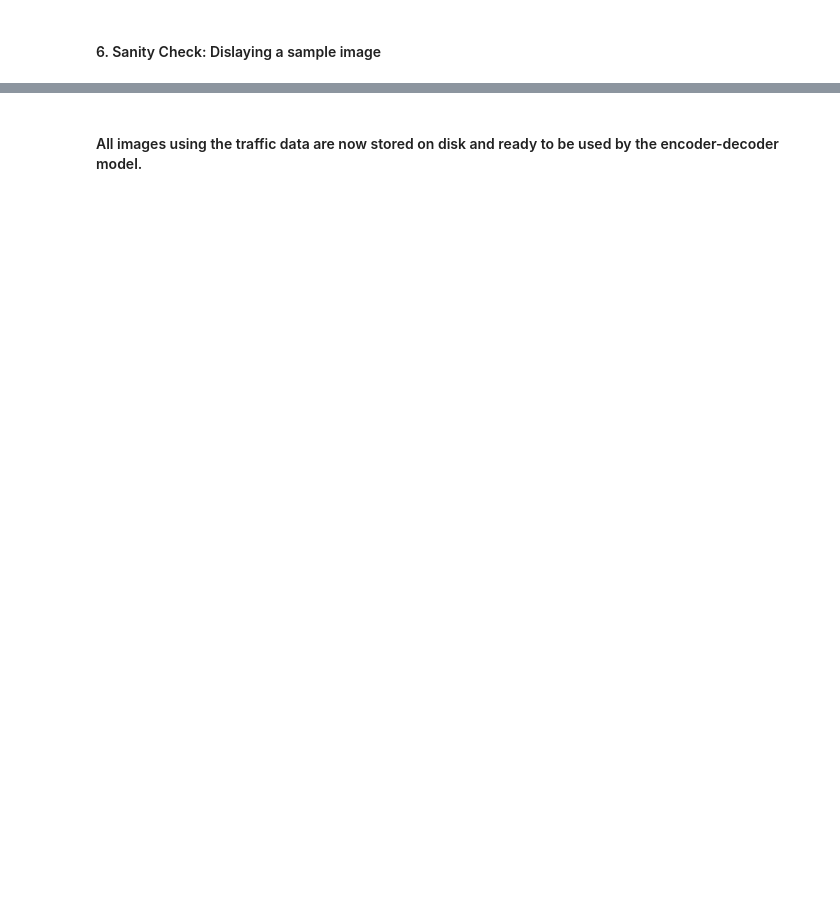
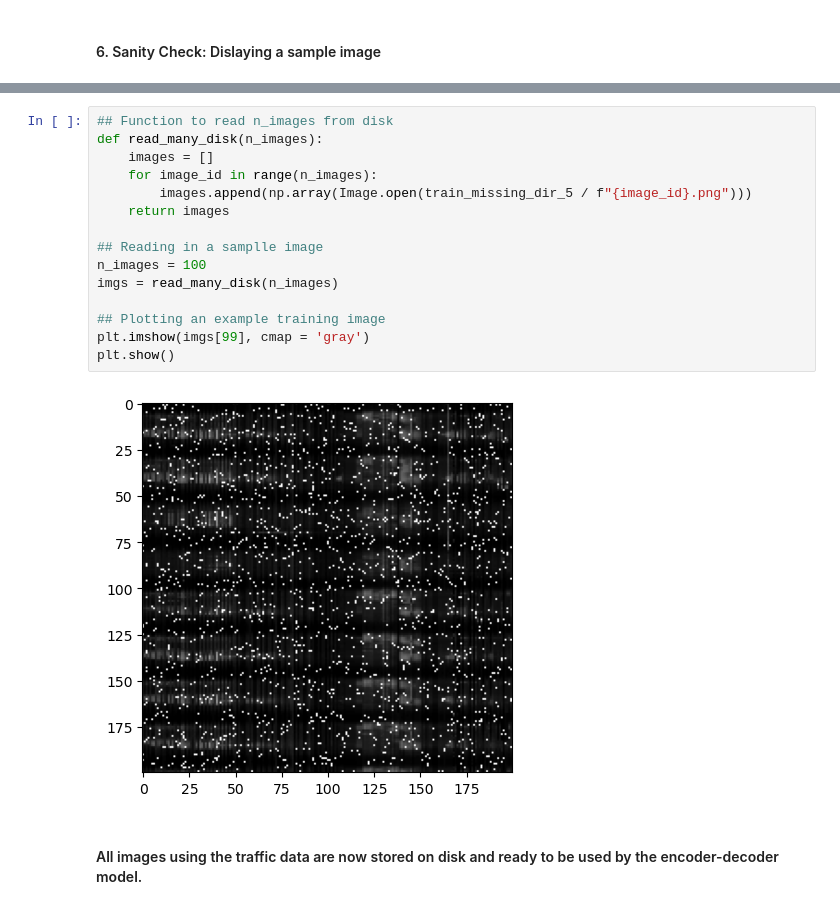
Before and after one commit to Evan-Callaghan/FieldsAcademy-NeuralNetworks, a Jupyter notebook: Project/Working/image_generator.ipynb, the cells around one changed output, grey strips where cells are left out. Drawn from its saved outputs; the diff is of its cells as text; blank space fills up the shorter version.

```diff
--- a/Project/Working/image_generator.ipynb
+++ b/Project/Working/image_generator.ipynb
@@ -269,2 +267,19 @@ plt.show()
+# %%
+## Function to read n_images from disk
+def read_many_disk(n_images):
+    images = []
+    for image_id in range(n_images):
+        images.append(np.array(Image.open(train_missing_dir_5 / f"{image_id}.png")))
+    return images
+
+## Reading in a samplle image
+n_images = 100
+imgs = read_many_disk(n_images)
+
+## Plotting an example training image
+plt.imshow(imgs[99], cmap = 'gray')
+plt.show()
+# %% [output]
+[figure, added]
 # %% [markdown]
 #### All images using the traffic data are now stored on disk and ready to be used by the encoder-decoder model.
```
Also changed, not shown: parts of 4 cells of this notebook, 1 other file.
